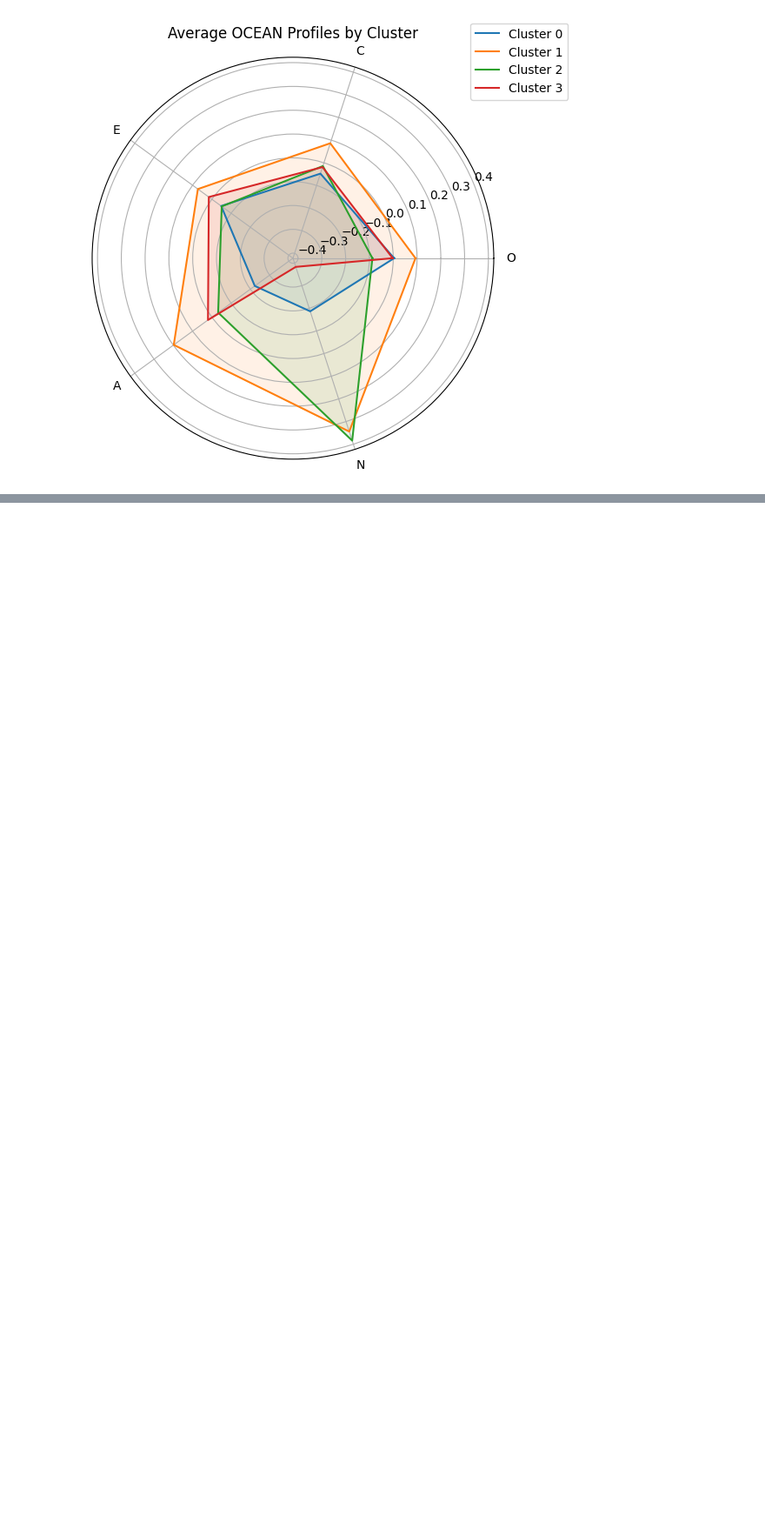
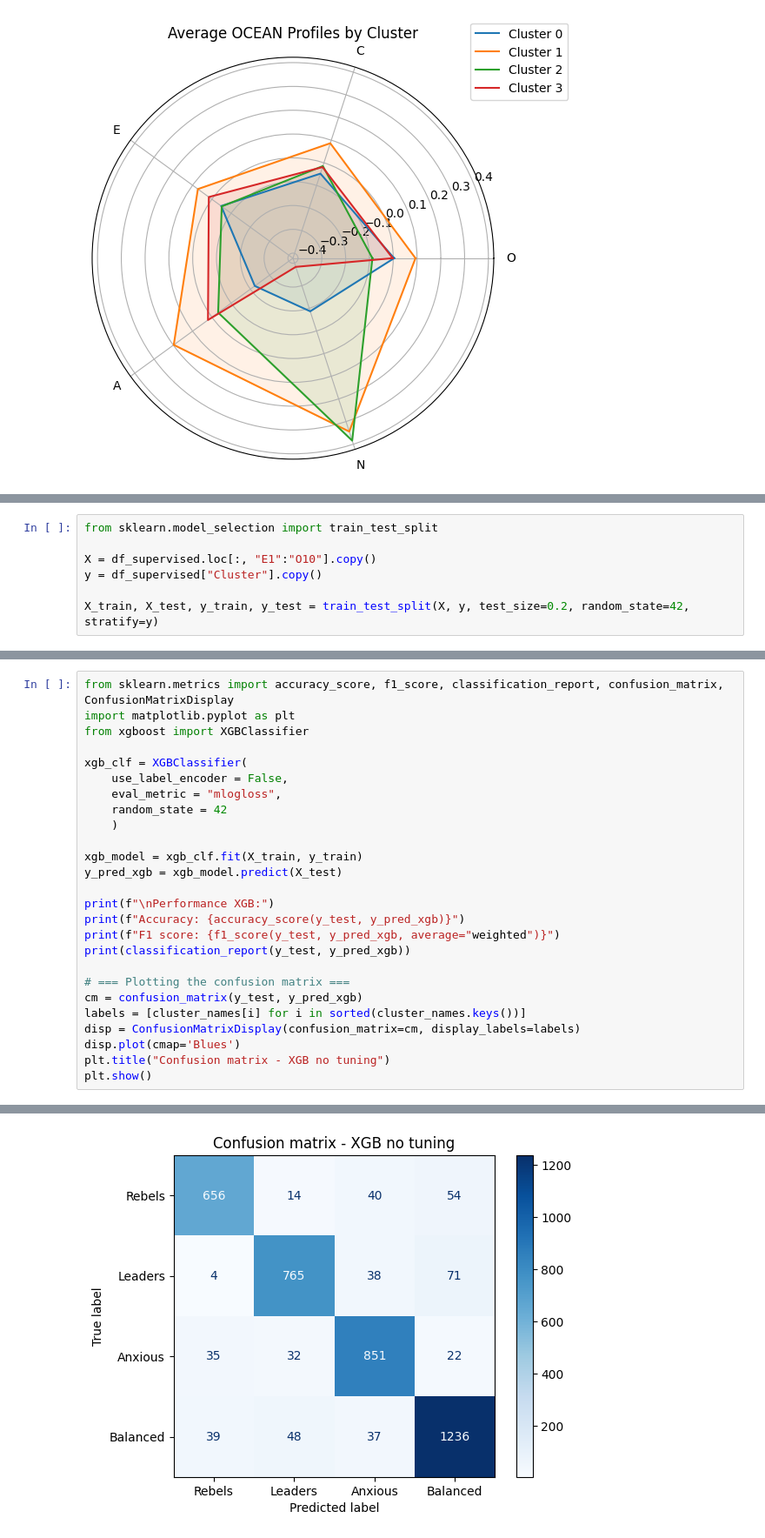
Before and after one commit to Knightmare2002/Big-Five-Test, a Jupyter notebook: main.ipynb, the cells around one changed output, grey strips where cells are left out. Shown at 87% size. Cells and saved outputs as stored; diff of their text form; blank space fills up the shorter version.

Commit message:
First model: XGB. Good performance

```diff
--- a/main.ipynb
+++ b/main.ipynb
@@ -457,0 +481,7 @@ df_supervised
+# %%
+from sklearn.model_selection import train_test_split
+
+X = df_supervised.loc[:, "E1":"O10"].copy()
+y = df_supervised["Cluster"].copy()
+
+X_train, X_test, y_train, y_test = train_test_split(X, y, test_size=0.2, random_state=42, stratify=y)
@@ -457,0 +523,27 @@ df_supervised
+# %%
+from sklearn.metrics import accuracy_score, f1_score, classification_report, confusion_matrix, ConfusionMatrixDisplay
+import matplotlib.pyplot as plt
+from xgboost import XGBClassifier
+
+xgb_clf = XGBClassifier(
+    use_label_encoder = False,
+    eval_metric = "mlogloss",
+    random_state = 42
+    )
+
+xgb_model = xgb_clf.fit(X_train, y_train)
+y_pred_xgb = xgb_model.predict(X_test)
+
+print(f"\nPerformance XGB:")
+print(f"Accuracy: {accuracy_score(y_test, y_pred_xgb)}")
+print(f"F1 score: {f1_score(y_test, y_pred_xgb, average="weighted")}")
+print(classification_report(y_test, y_pred_xgb))
+
+# === Plotting the confusion matrix ===
+cm = confusion_matrix(y_test, y_pred_xgb)
+labels = [cluster_names[i] for i in sorted(cluster_names.keys())]
+disp = ConfusionMatrixDisplay(confusion_matrix=cm, display_labels=labels)
+disp.plot(cmap='Blues')
+plt.title("Confusion matrix - XGB no tuning")
+plt.show()
+# %% [output]
@@ -457,0 +563 @@ df_supervised
+[figure, added]
```
Also changed, not shown: parts of 12 cells of this notebook, 2 other files.
